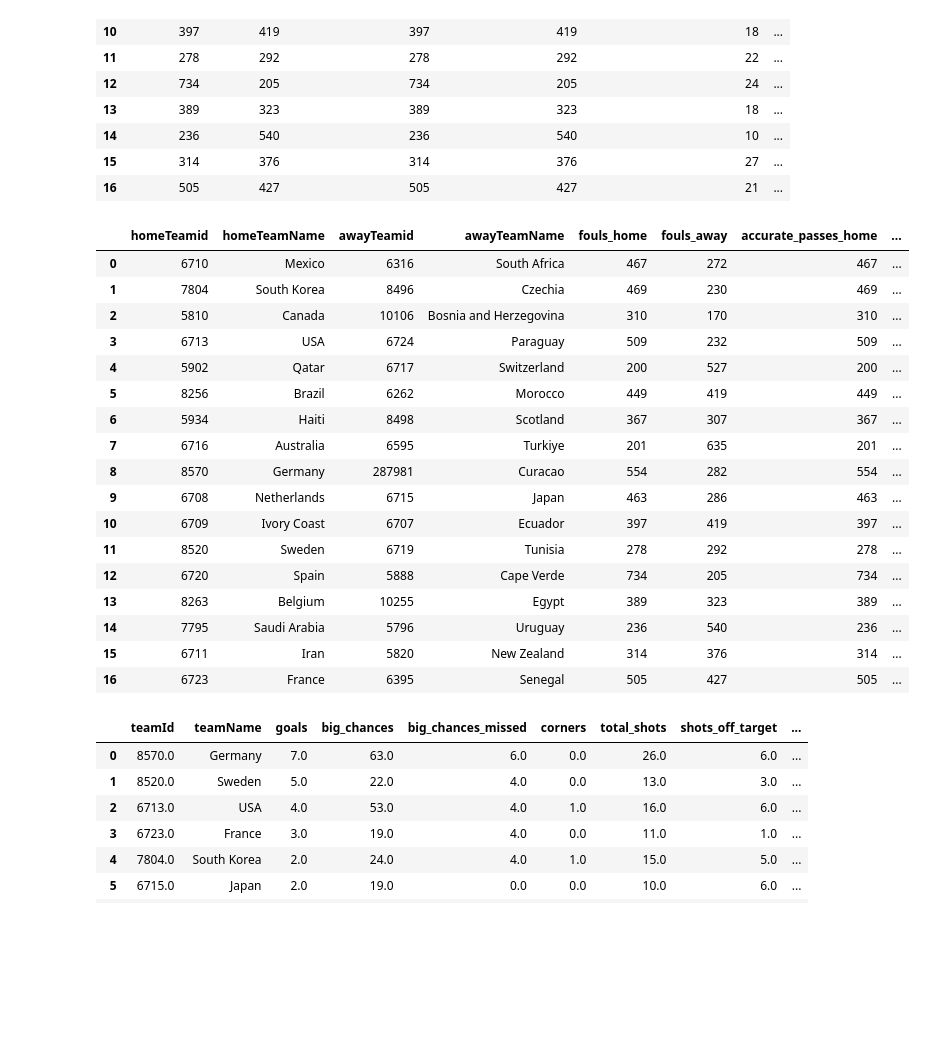
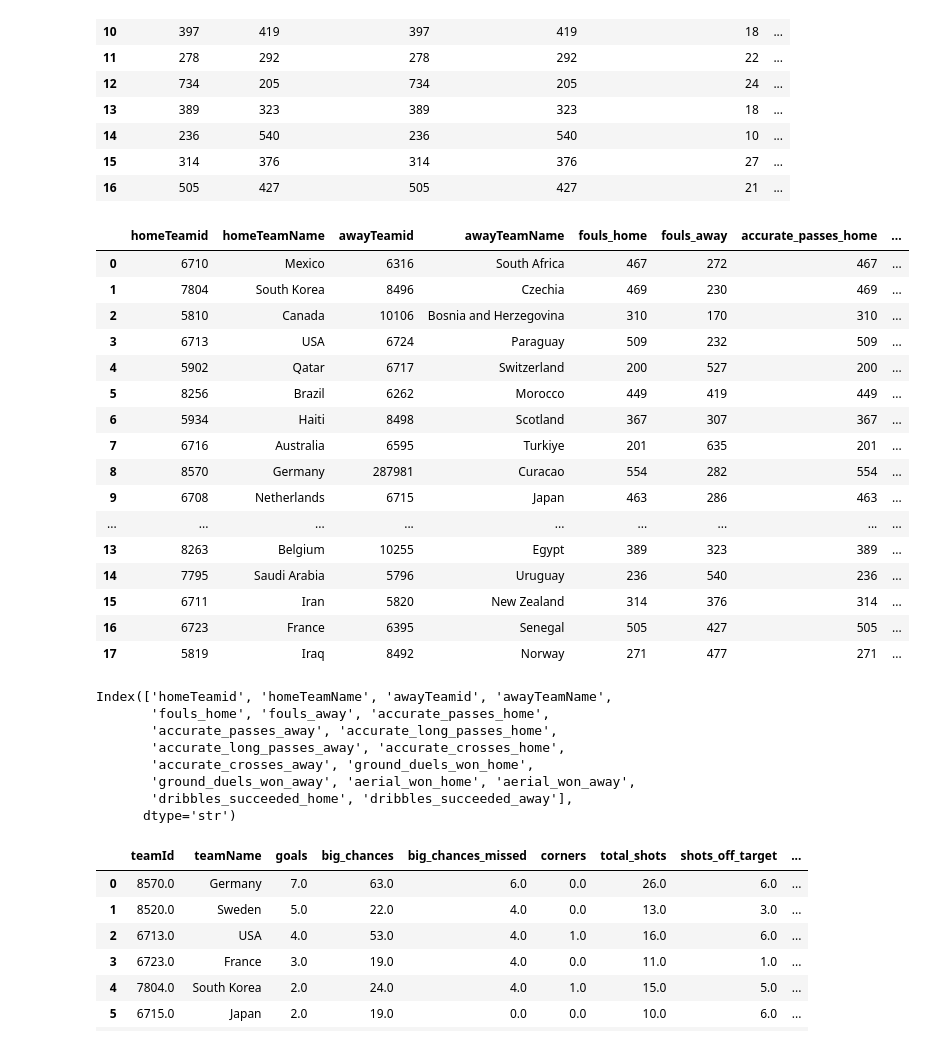
Before and after one commit to bolaxel/wcup26, a Jupyter notebook: cleaning.ipynb, the cells around one changed output. Drawn from its saved outputs; the diff is of its cells as text; code cells hidden in the pictures; blank space fills up the shorter version.

Commit message:
modifiedd cleaning file

```diff
--- a/cleaning.ipynb
+++ b/cleaning.ipynb
@@ -380,38 +379,54 @@ cleaned_df
 | 16 | 505 | 427 | 505 | 427 | 21 | ... |
 # %%
 # ✔️✔️✔️ FINAL code for cleaning df
+
+columns_to_clean = [
+    'fouls', 'accurate_passes', 'accurate_long_passes',
+    'accurate_crosses', 'ground_duels_won', 'aerial_won',
+    'dribbles_succeeded'
+]
 
 cleaned_df = df_to_clean.copy()
 
 for col in columns_to_clean:
     for suffix in ['home', 'away']:
         original_col = f'{col}_{suffix}'
         cleaned_df[original_col] = (
             cleaned_df[original_col]
             .str.replace(r'\s*\(.*\)', '', regex=True)
             .astype(int)
         )
 
 cleaned_df
 # %% [output]
 |  | homeTeamid | homeTeamName | awayTeamid | awayTeamName | fouls_home | fouls_away | accurate_passes_home | ... |
 | 0 | 6710 | Mexico | 6316 | South Africa | 467 | 272 | 467 | ... |
 | 1 | 7804 | South Korea | 8496 | Czechia | 469 | 230 | 469 | ... |
 | 2 | 5810 | Canada | 10106 | Bosnia and Herzegovina | 310 | 170 | 310 | ... |
 | 3 | 6713 | USA | 6724 | Paraguay | 509 | 232 | 509 | ... |
 | 4 | 5902 | Qatar | 6717 | Switzerland | 200 | 527 | 200 | ... |
 | 5 | 8256 | Brazil | 6262 | Morocco | 449 | 419 | 449 | ... |
 | 6 | 5934 | Haiti | 8498 | Scotland | 367 | 307 | 367 | ... |
 | 7 | 6716 | Australia | 6595 | Turkiye | 201 | 635 | 201 | ... |
 | 8 | 8570 | Germany | 287981 | Curacao | 554 | 282 | 554 | ... |
 | 9 | 6708 | Netherlands | 6715 | Japan | 463 | 286 | 463 | ... |
-| 10 | 6709 | Ivory Coast | 6707 | Ecuador | 397 | 419 | 397 | ... |
-| 11 | 8520 | Sweden | 6719 | Tunisia | 278 | 292 | 278 | ... |
-| 12 | 6720 | Spain | 5888 | Cape Verde | 734 | 205 | 734 | ... |
+| ... | ... | ... | ... | ... | ... | ... | ... | ... |
 | 13 | 8263 | Belgium | 10255 | Egypt | 389 | 323 | 389 | ... |
 | 14 | 7795 | Saudi Arabia | 5796 | Uruguay | 236 | 540 | 236 | ... |
 | 15 | 6711 | Iran | 5820 | New Zealand | 314 | 376 | 314 | ... |
 | 16 | 6723 | France | 6395 | Senegal | 505 | 427 | 505 | ... |
+| 17 | 5819 | Iraq | 8492 | Norway | 271 | 477 | 271 | ... |
+# %%
+cleaned_df.columns
+# %% [output]
+Index(['homeTeamid', 'homeTeamName', 'awayTeamid', 'awayTeamName',
+       'fouls_home', 'fouls_away', 'accurate_passes_home',
+       'accurate_passes_away', 'accurate_long_passes_home',
+       'accurate_long_passes_away', 'accurate_crosses_home',
+       'accurate_crosses_away', 'ground_duels_won_home',
+       'ground_duels_won_away', 'aerial_won_home', 'aerial_won_away',
+       'dribbles_succeeded_home', 'dribbles_succeeded_away'],
+      dtype='str')
 # %%
 # CONTINUE HERE
 
```
Also changed, not shown: parts of 6 cells of this notebook.
